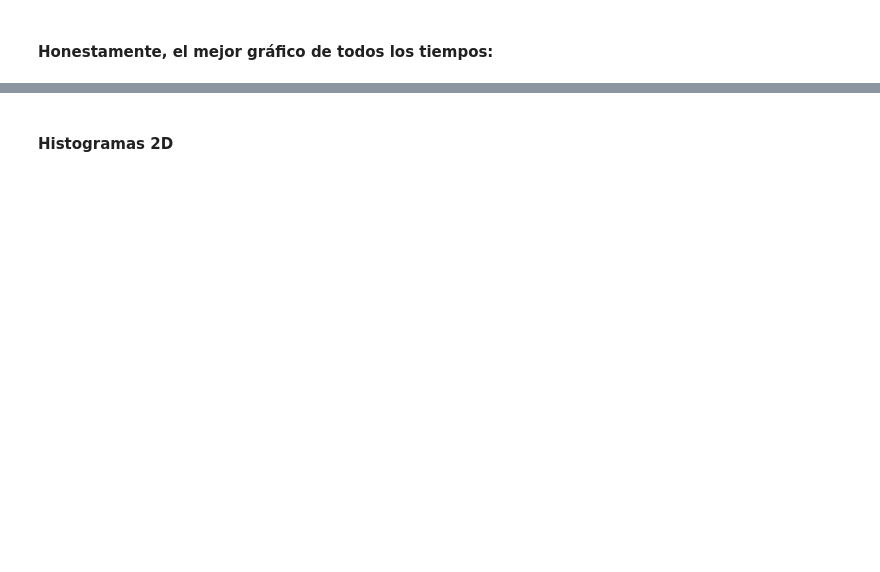
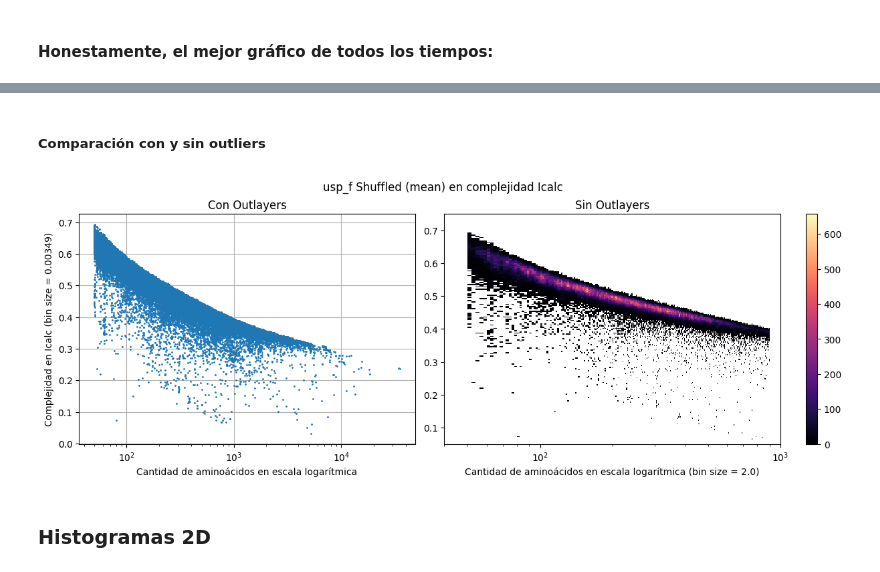
Before and after one commit to marianoOca/tesis, a Jupyter notebook: ploting.ipynb, the cells around one changed output, grey strips where cells are left out. Drawn from its saved outputs; the diff is of its cells as text; code cells hidden in the pictures; blank space fills up the shorter version.

```diff
--- a/ploting.ipynb
+++ b/ploting.ipynb
@@ -43,36 +40,0 @@ colors = ['lightblue', 'orange', 'tomato']
-# %%
-def plot_with_and_without_outlayers(data, type:str, log_x:bool = False, bins_x:int = 450, bins_y:int = 200):
-    #Set colormap (un quilombo)
-    magma = mpl.colormaps['magma'].resampled(256)
-    newcolors = magma(np.linspace(0, 1, 100000))
-    white = np.array([256/256, 256/256, 256/256, 1]) # color en formato rgb: [R/256, G/256, B/256, 1]
-    newcolors[:1, :] = white
-    magma2 = ListedColormap(newcolors)
-
-    fig = plt.figure(figsize=(12, 4.5), layout='constrained')
-    (ax1, ax2) = fig.subplots(1, 2)
-
-    fig.suptitle(dataset_name + " " + type + " en complejidad " + complexity)
-    ax1.set_title("Con Outlayers")
-    ax2.set_title("Sin Outlayers")
-    ax1.set_ylabel("Complejidad en " + complexity)
-    ax1.set_xlabel("Cantidad de aminoácidos"+ (" en escala logarítmica" if log_x else ""))
-    ax1.set_ylabel("Complejidad en " + complexity + " (bin size = " + str((y_range[1]-y_range[0])/bins_y)[:7] + ")")
-    ax2.set_xlabel("Cantidad de aminoácidos"+ (" en escala logarítmica" if log_x else "") + " (bin size = " + str(900/bins_x)[:7] + ")")
-
-    ax1.plot(sizes, data, 'o', markersize=1)
-    ax1.grid()
-
-    qsy = ax2.hist2d(sizes, data, bins=(bins_x, bins_y),
-            range = [[0, 900], y_range],
-            cmap = magma2)
-
-    # ax2.hist2d devuelve (counts, xedges, yedges, Image) y sólo necesito el Image
-    fig.colorbar(qsy[3], ax=ax2)
-
-    if log_x:
-        ax1.set_xscale('log')
-        ax2.set_xscale('log')
-        ax2.set_xlim(40, 1000)
-
-    plt.show()
@@ -183,2 +278,10 @@ plt.show()
+# %% [markdown]
+##### Comparación con y sin outliers
+# %%
+#plot_with_and_without_outlayers(original, "Original")
+plot_with_and_without_outlayers(original, "Shuffled (mean)")
+#plot_with_and_without_outlayers(mean_r, "Random (mean)")
+# %% [output]
+[figure, added]
 # %% [markdown]
-#### Histogramas 2D
+### Histogramas 2D
```
Also changed, not shown: parts of 24 cells of this notebook, 3 other files.
